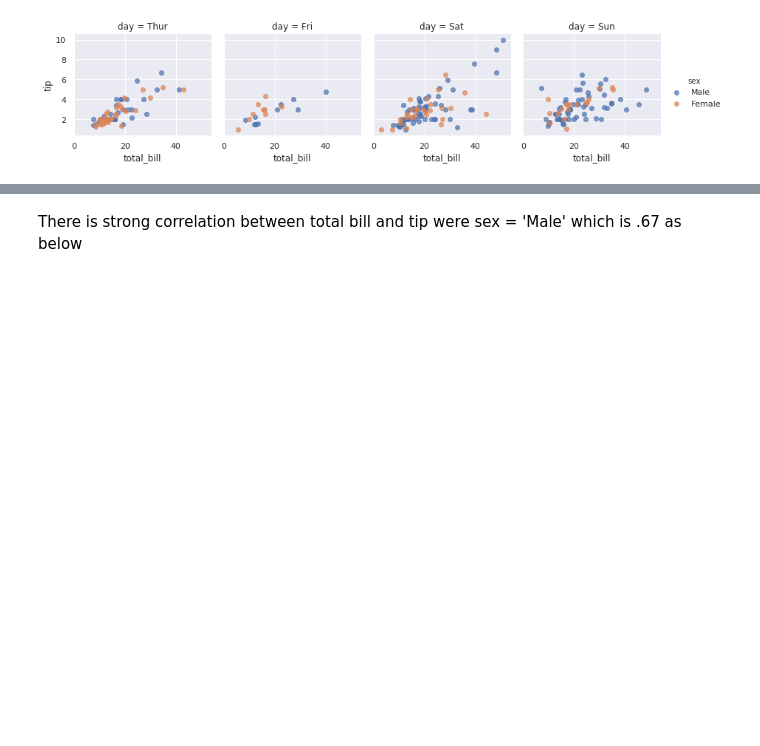
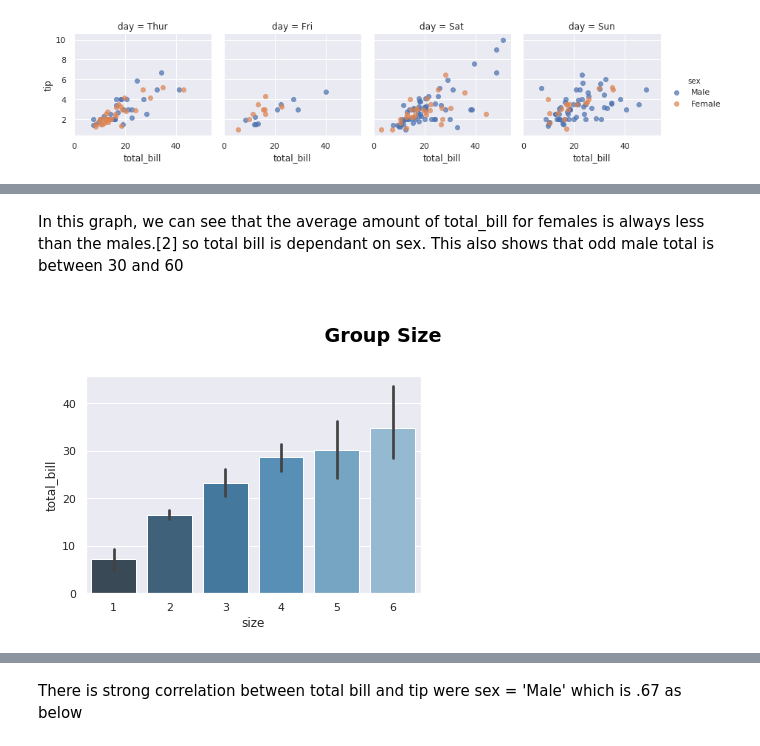
Before and after one commit to neadie/FundamentalsOfDataAnalysisProject, a Jupyter notebook: DataAnalyticsFundamentals.ipynb, the cells around one changed output, grey strips where cells are left out. Cells and saved outputs as stored; diff of their text form; code cells hidden in the pictures; blank space fills up the shorter version.

```diff
--- a/DataAnalyticsFundamentals.ipynb
+++ b/DataAnalyticsFundamentals.ipynb
@@ -238,0 +264,8 @@ This was especially for men on a saturday night
+# %% [markdown]
+In this graph, we can see that the average amount of total_bill for females is always less than the males.[2] so total bill is dependant on sex. This also shows that odd male total is between 30 and 60
+# %% [markdown]
+### <center>**Group Size**</center>
+# %%
+ ax = sns.barplot("size", y="total_bill", data=tips,palette="Blues_d")
+# %% [output]
+[figure, added]
```
Also changed, not shown: parts of 233 cells of this notebook.
